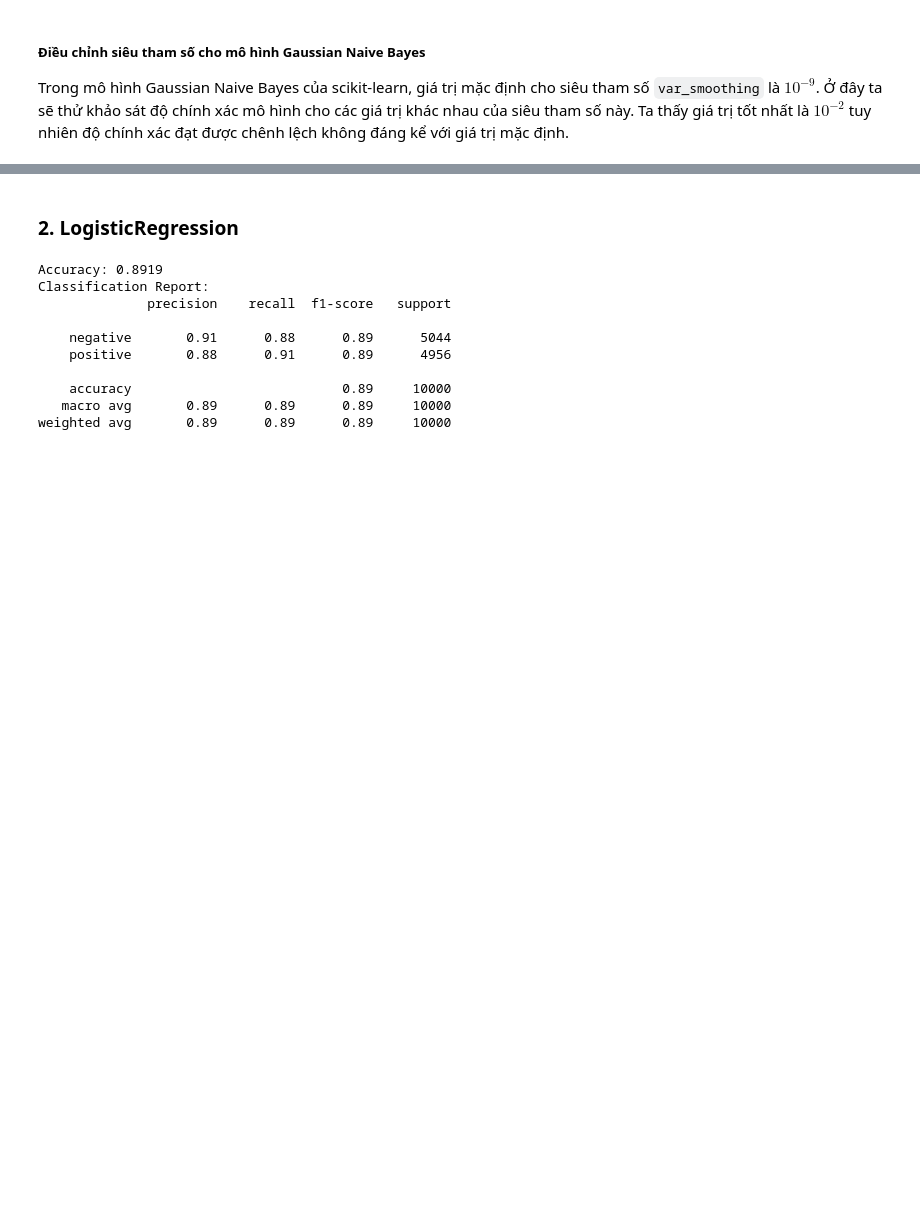
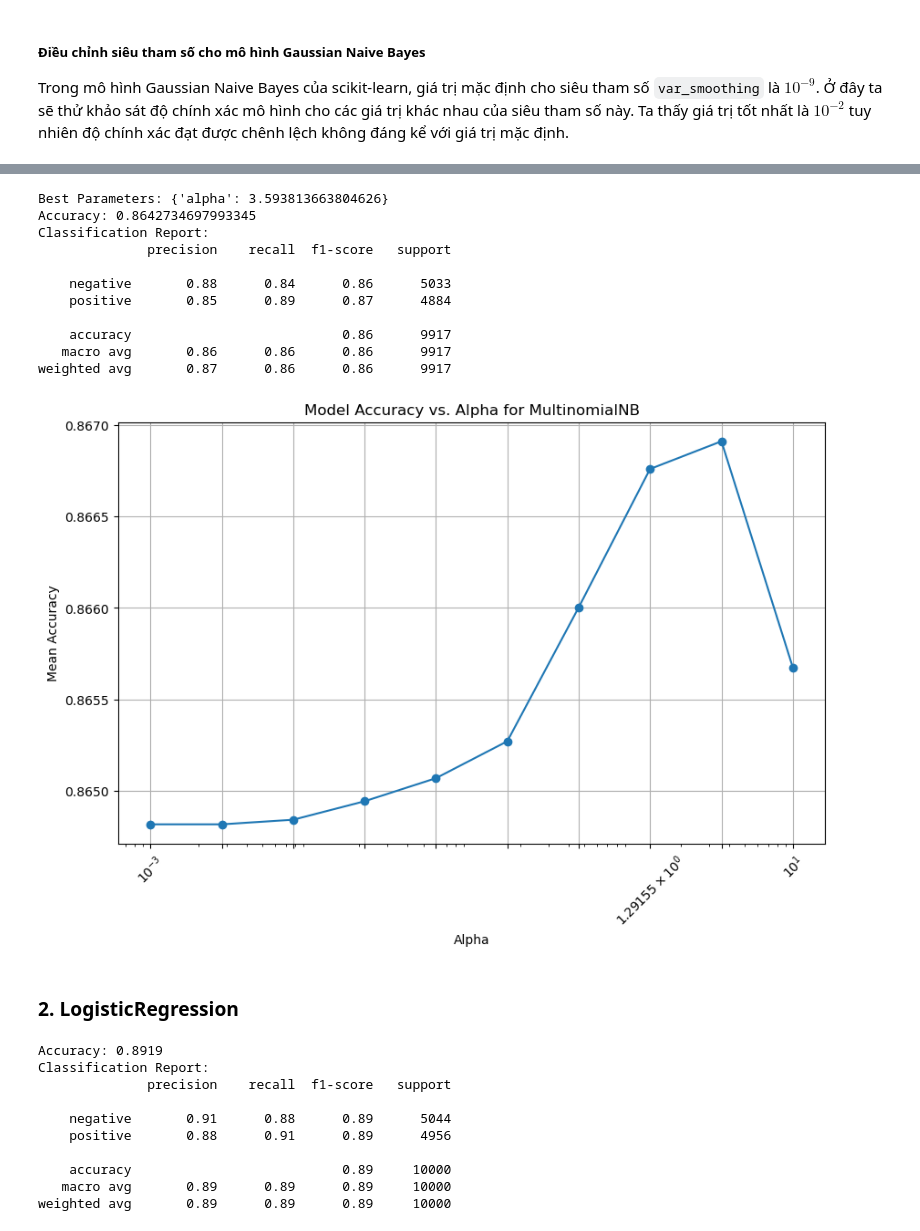
Before and after one commit to PhucLe1725/Group_4-Sentiment_Analysis, a Jupyter notebook: src/python/Naive_Bayes.ipynb, the cells around one changed output, grey strips where cells are left out. Cells and saved outputs as stored; diff of their text form; code cells hidden in the pictures; blank space fills up the shorter version.

```diff
--- a/src/python/Naive_Bayes.ipynb
+++ b/src/python/Naive_Bayes.ipynb
@@ -139,3 +141,57 @@ plt.show()
+# %%
+import numpy as np
+import matplotlib.pyplot as plt
+from sklearn.model_selection import GridSearchCV
+from sklearn.metrics import accuracy_score, classification_report
+
+# Định nghĩa các giá trị của siêu tham số alpha
+parameters = {'alpha': np.logspace(-3, 1, num=10)}
+
+# Tạo mô hình Multinomial Naive Bayes
+mnb = MultinomialNB()
+
+# Sử dụng GridSearchCV để tìm kiếm siêu tham số tốt nhất
+clf = GridSearchCV(mnb, parameters, cv=5)
+clf.fit(X_train, y_train)
+
+# Dự đoán trên tập kiểm tra
+y_pred = clf.predict(X_test)
+
+# Đánh giá mô hình
+accuracy = accuracy_score(y_test, y_pred)
+report = classification_report(y_test, y_pred)
+
+print(f'Best Parameters: {clf.best_params_}')
+print(f'Accuracy: {accuracy}')
+print('Classification Report:')
+print(report)
+
+# Vẽ biểu đồ độ chính xác trung bình so với các giá trị alpha
+mean_accuracy = clf.cv_results_['mean_test_score']
+alpha_values = parameters['alpha']
+
+plt.figure(figsize=(10, 6))
+plt.plot(alpha_values, mean_accuracy, marker='o')
+plt.title('Model Accuracy vs. Alpha for MultinomialNB')
+plt.xlabel('Alpha')
+plt.ylabel('Mean Accuracy')
+plt.xscale('log')
+plt.xticks(alpha_values, rotation=45)
+plt.grid()
+plt.show()
+# %% [output]
+Best Parameters: {'alpha': 3.593813663804626}
+Accuracy: 0.8642734697993345
+Classification Report:
+              precision    recall  f1-score   support
+
+    negative       0.88      0.84      0.86      5033
+    positive       0.85      0.89      0.87      4884
+
+    accuracy                           0.86      9917
+   macro avg       0.86      0.86      0.86      9917
+weighted avg       0.87      0.86      0.86      9917
+[figure, added]
 # %% [markdown]
 ### 2. LogisticRegression
 # %%
```
Also changed, not shown: parts of 2 cells of this notebook.
